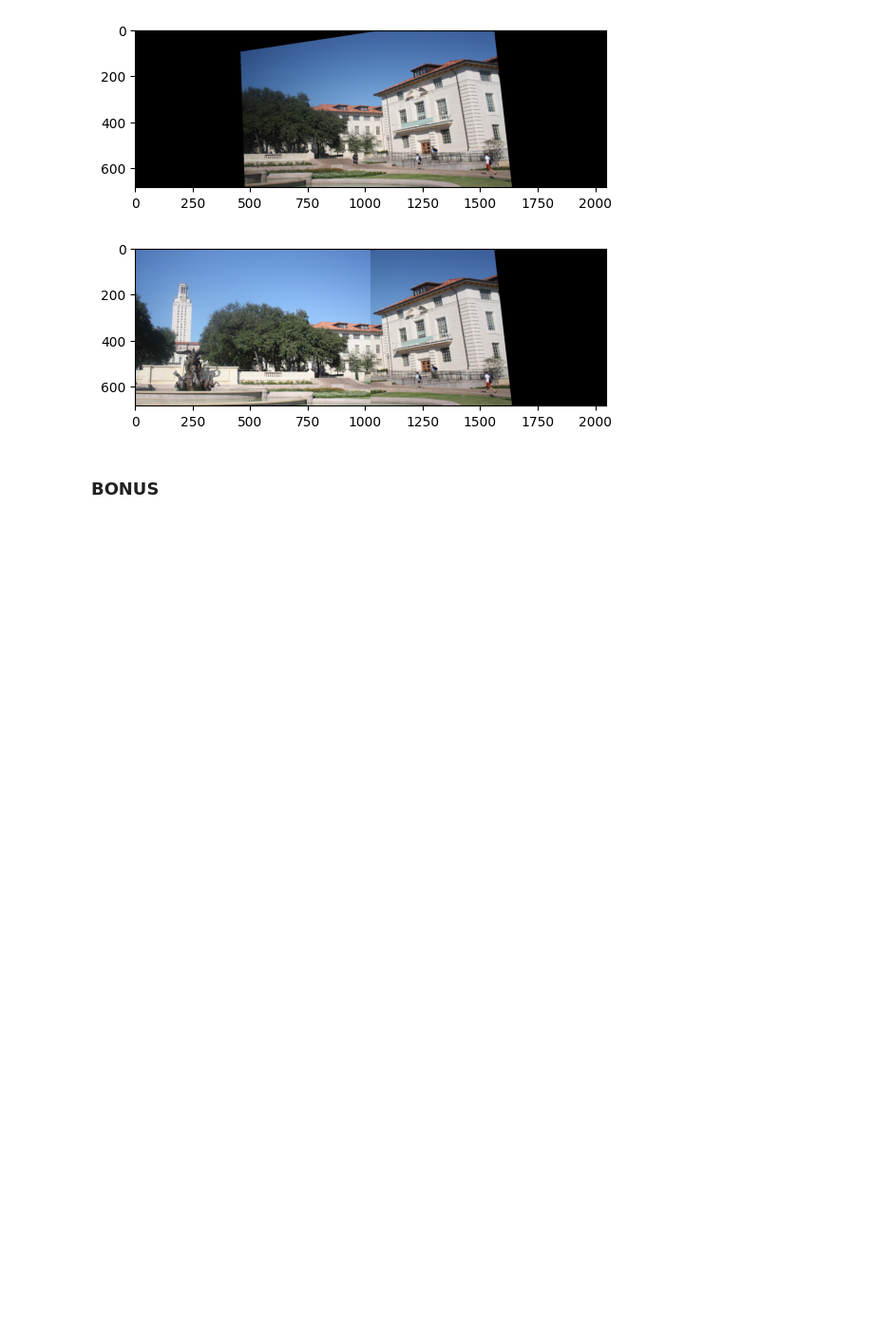
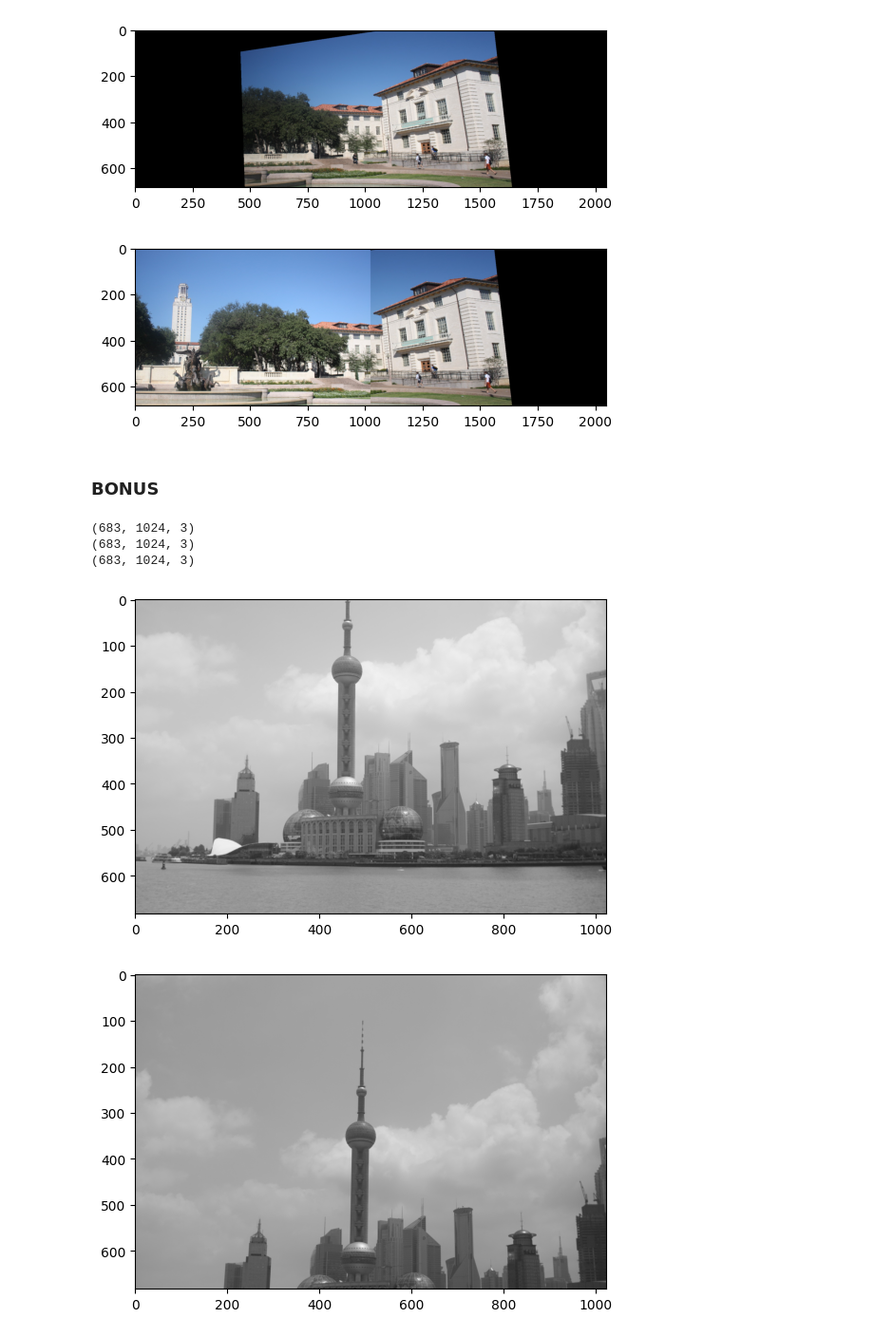
Before and after one commit to MohamedFarid612/Image-Mosaic-Using-homography, a Jupyter notebook: main.ipynb, the cells around one changed output. Shown at 95% size. Drawn from its saved outputs; the diff is of its cells as text; code cells hidden in the pictures; blank space fills up the shorter version.

```diff
--- a/main.ipynb
+++ b/main.ipynb
@@ -182,0 +168,23 @@ plt.show()
+# %%
+img5 = cv2.imread('images/3.png')
+img4 = cv2.imread('images/4.png')
+img3 = cv2.imread('images/5.png')
+
+print(img3.shape)
+print(img4.shape)
+print(img5.shape)
+
+plt.imshow(img3)
+plt.show()
+
+plt.imshow(img4)
+plt.show()
+
+plt.imshow(img5)
+plt.show()
+# %% [output]
+(683, 1024, 3)
+(683, 1024, 3)
+(683, 1024, 3)
+[figure, added]
+[figure, added]
```
Also changed, not shown: parts of 3 cells of this notebook.
